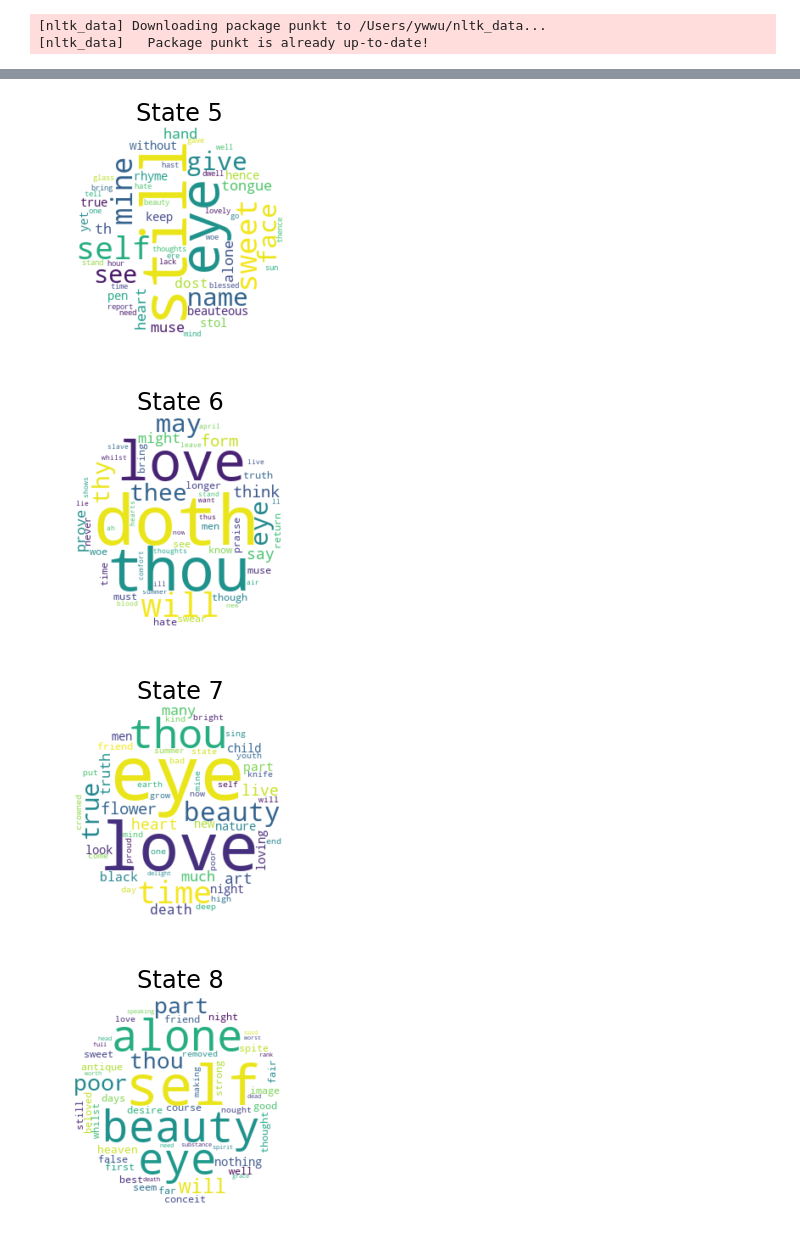
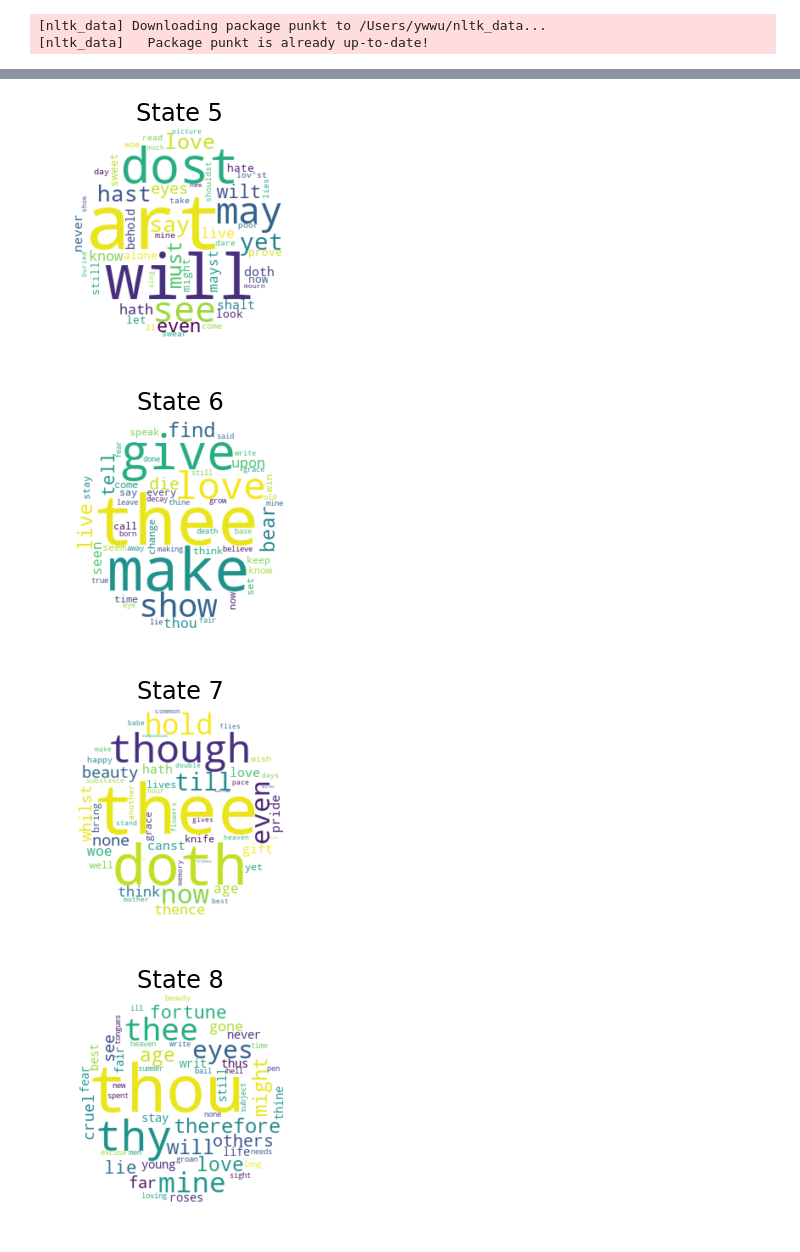
Before and after one commit to wuyudd/CS155_MiniProject_3, a Jupyter notebook: naive_HMM.ipynb, the cells around one changed output, grey strips where cells are left out. Drawn from its saved outputs; the diff is of its cells as text; code cells hidden in the pictures.

Commit message:
generate new poem

```diff
--- a/naive_HMM.ipynb
+++ b/naive_HMM.ipynb
@@ -21,6 +25,6 @@ from HMM_helper import (
 # %%
 filename = "./project3/data/shakespeare.txt"
-obs, obs_map = pre_processing_res(filename)
-for key, value in obs_map.items():
+obs_p, obs_map_p = pre_processing_poems(filename)
+for key, value in obs_map_p.items():
     if key == "'s":
-        print("here")
+        print("Warning: There is still 's here!")
@@ -27,2 +33,2 @@ for key, value in obs_map.items():
 # %%
-hmm8 = unsupervised_HMM(obs, 10, 100)
+hmm8_p = unsupervised_HMM(obs_p, 10, 100)
@@ -42,3 +68,3 @@ Dare in beauty be our ill eyes thy lacking from shall antique and delivered thee
 # %%
-wordclouds = states_to_wordclouds(hmm8, obs_map)
+wordclouds = states_to_wordclouds(hmm8_p, obs_map_p)
 # %% [output]
@@ -50,4 +76,4 @@ wordclouds = states_to_wordclouds(hmm8, obs_map)
-[figure, old version]
+[figure, new version]
-[figure, old version]
+[figure, new version]
-[figure, old version]
+[figure, new version]
-[figure, old version]
+[figure, new version]
```
Also changed, not shown: parts of 14 cells of this notebook, 6 other files.
